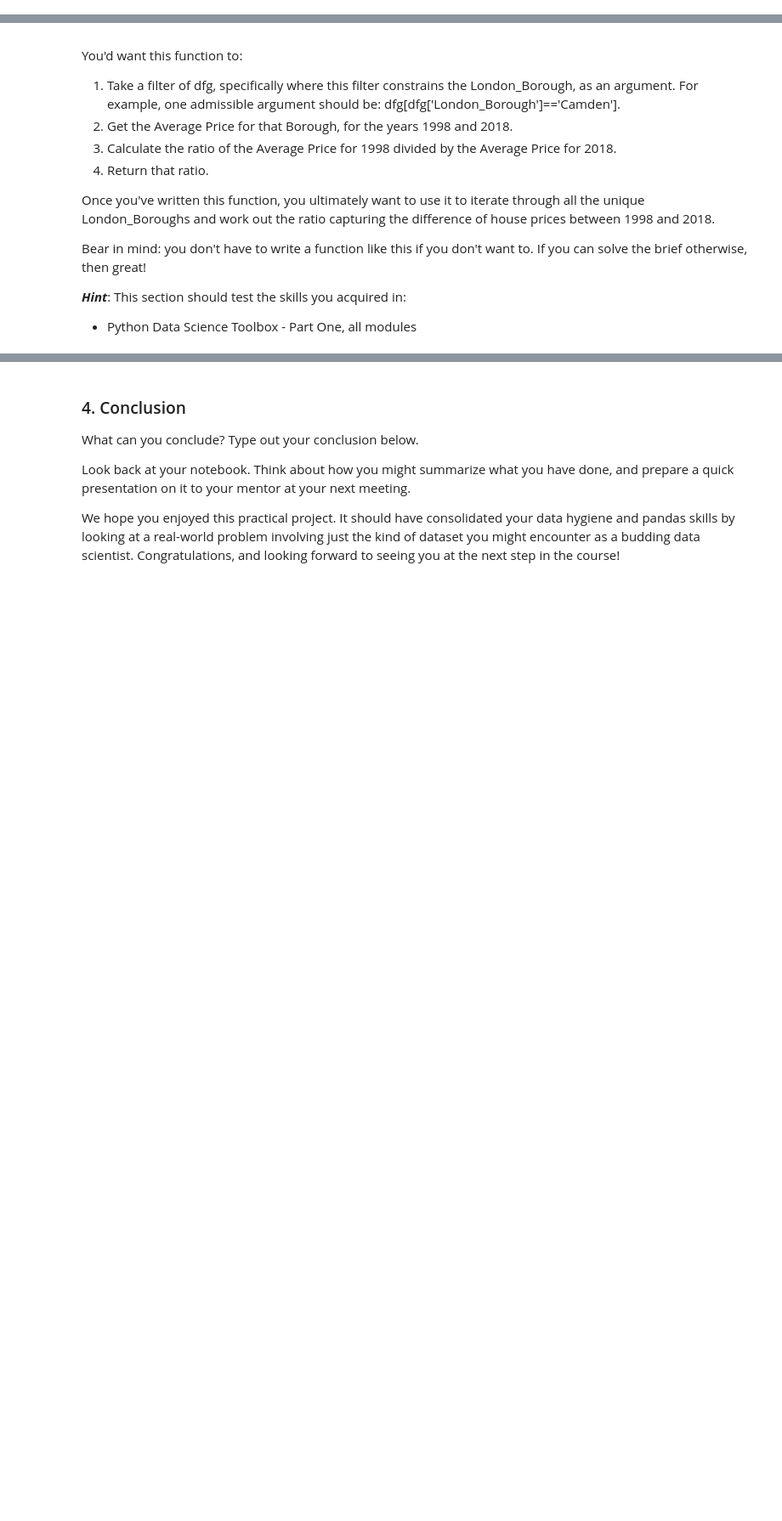
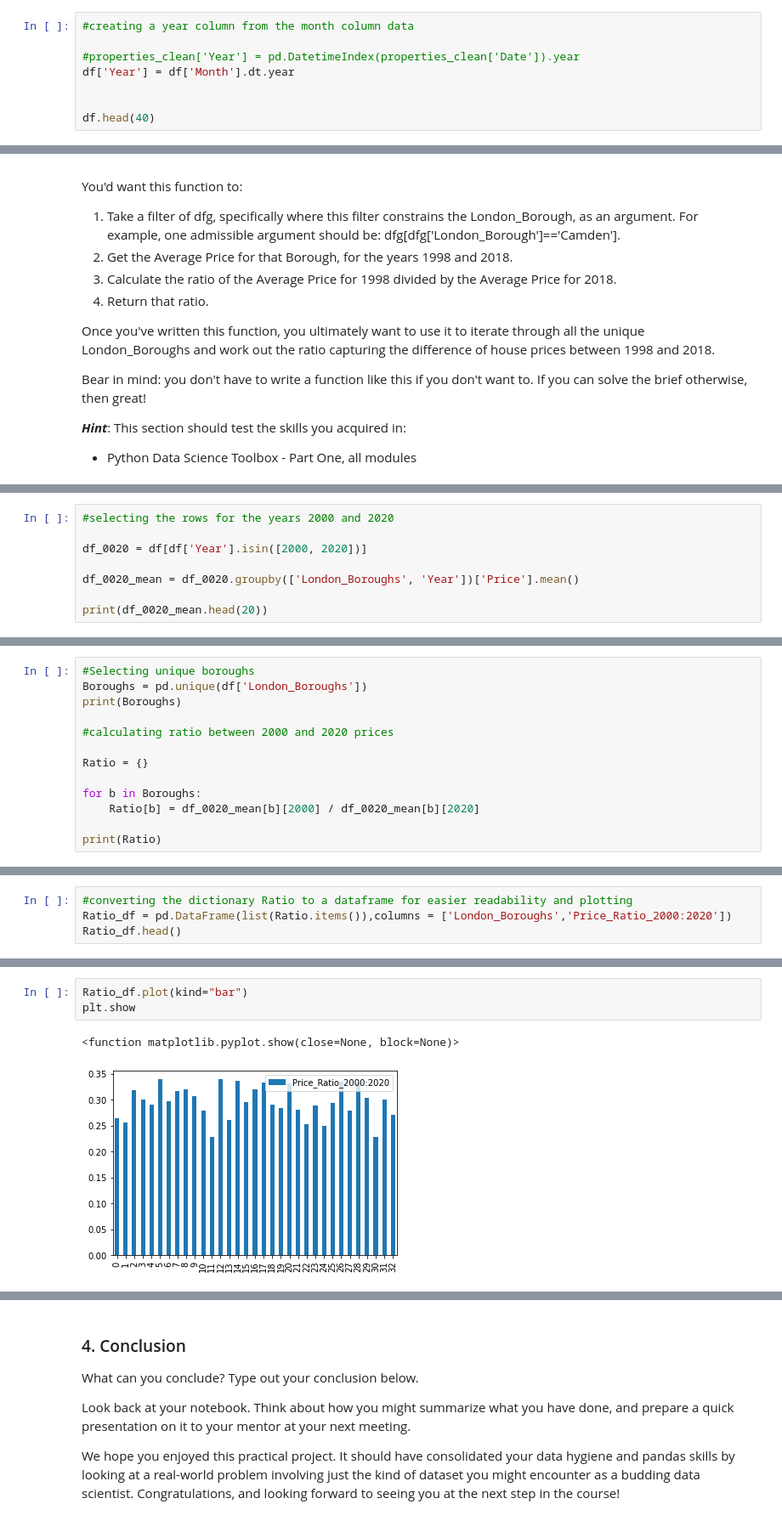
Before and after one commit to meskeremg/MeskiSBWork, a Jupyter notebook: Unit 4 Challenge - Tier 3.ipynb, the cells around one changed output, grey strips where cells are left out. Shown at 85% size. Drawn from its saved outputs; the diff is of its cells as text; blank space fills up the shorter version.

```diff
--- a/Unit 4 Challenge - Tier 3.ipynb
+++ b/Unit 4 Challenge - Tier 3.ipynb
@@ -405,3 +404,11 @@ To this end, you *could* apply a ***lambda function***. Your logic could work as
 3. store that corresponding year as separate column.
 
 Whether you go ahead with this is up to you. Just so long as you answer our initial brief: which boroughs of London have seen the greatest house price increase, on average, over the past two decades?
+# %%
+#creating a year column from the month column data
+
+#properties_clean['Year'] = pd.DatetimeIndex(properties_clean['Date']).year
+df['Year'] = df['Month'].dt.year
+
+
+df.head(40)
@@ -463,0 +457,8 @@ YORKS & THE HUMBER     43460.63343  1.932096e+05 -1.497490e+05
+# %%
+#selecting the rows for the years 2000 and 2020
+
+df_0020 = df[df['Year'].isin([2000, 2020])]
+
+df_0020_mean = df_0020.groupby(['London_Boroughs', 'Year'])['Price'].mean()
+
+print(df_0020_mean.head(20))
@@ -463,0 +494,13 @@ YORKS & THE HUMBER     43460.63343  1.932096e+05 -1.497490e+05
+# %%
+#Selecting unique boroughs
+Boroughs = pd.unique(df['London_Boroughs'])
+print(Boroughs)
+
+#calculating ratio between 2000 and 2020 prices
+
+Ratio = {}
+
+for b in Boroughs:
+    Ratio[b] = df_0020_mean[b][2000] / df_0020_mean[b][2020]
+
+print(Ratio)
@@ -463,0 +516,4 @@ YORKS & THE HUMBER     43460.63343  1.932096e+05 -1.497490e+05
+# %%
+#converting the dictionary Ratio to a dataframe for easier readability and plotting
+Ratio_df = pd.DataFrame(list(Ratio.items()),columns = ['London_Boroughs','Price_Ratio_2000:2020'])
+Ratio_df.head()
@@ -463,0 +547,6 @@ YORKS & THE HUMBER     43460.63343  1.932096e+05 -1.497490e+05
+# %%
+Ratio_df.plot(kind="bar")
+plt.show
+# %% [output]
+<function matplotlib.pyplot.show(close=None, block=None)>
+[figure, added]
```
Also changed, not shown: parts of 35 cells of this notebook.
